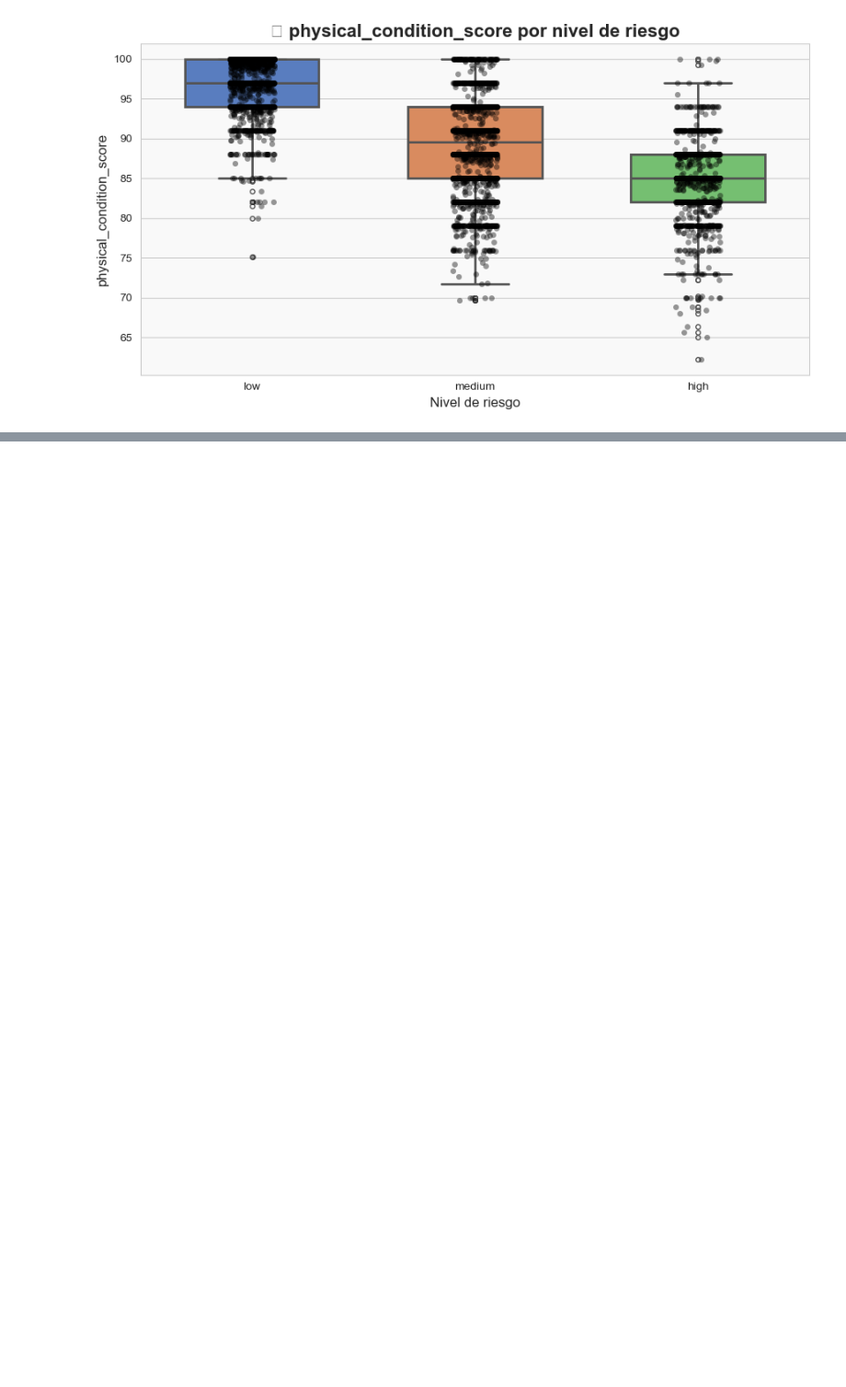
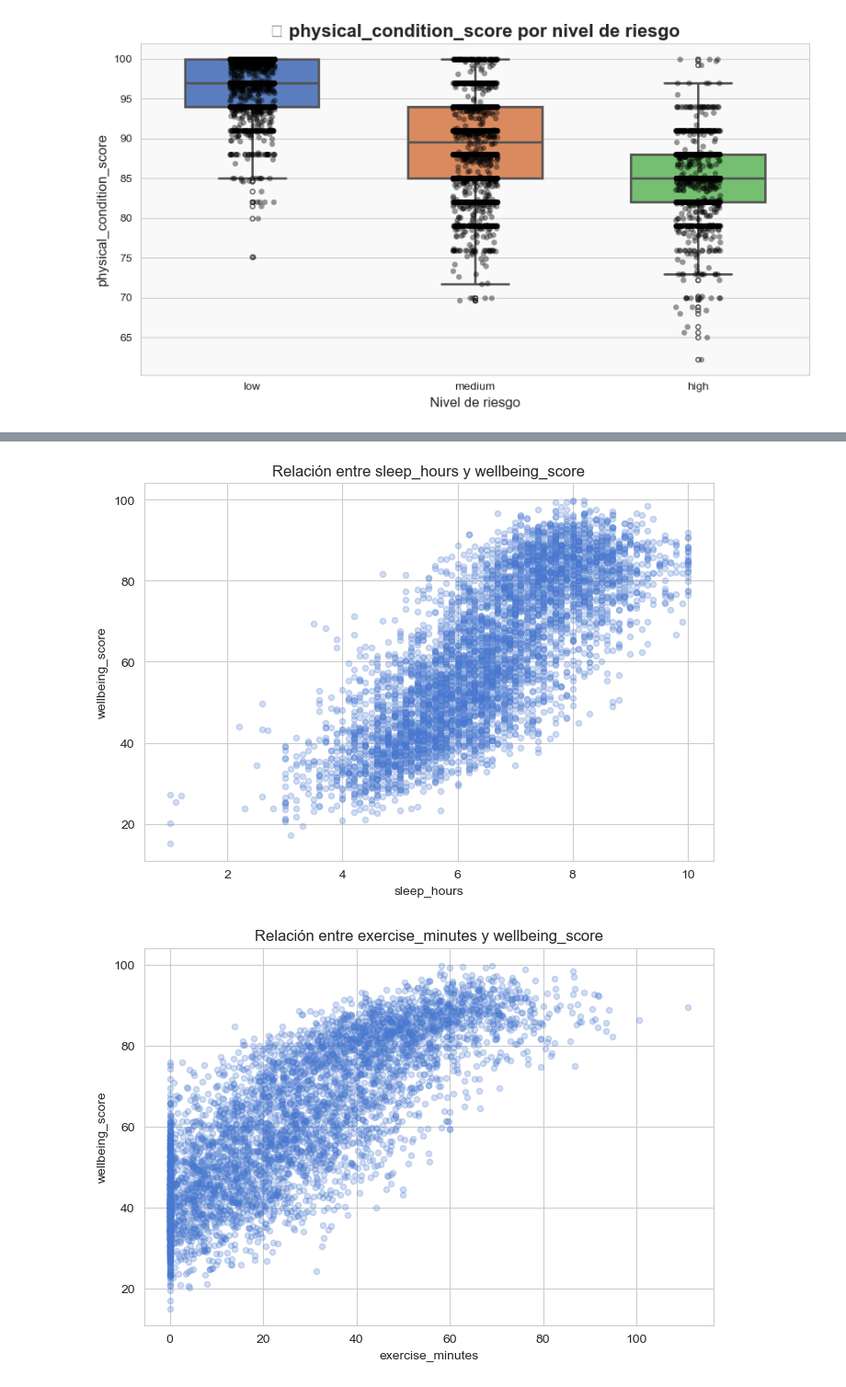
Before and after one commit to KouDionicio/9A-IDGS-ECBD-VitalMind-, a Jupyter notebook: ml-service/app/notebooks/01_exploratory_data_analysis.ipynb, the cells around one changed output, grey strips where cells are left out. Shown at 92% size. Cells and saved outputs as stored; diff of their text form; code cells hidden in the pictures; blank space fills up the shorter version.

```diff
--- a/ml-service/app/notebooks/01_exploratory_data_analysis.ipynb
+++ b/ml-service/app/notebooks/01_exploratory_data_analysis.ipynb
@@ -1219,0 +1470,28 @@ for column in comparison_columns:
+# %%
+scatter_pairs = [
+    ("sleep_hours", "wellbeing_score"),
+    ("exercise_minutes", "wellbeing_score"),
+    ("stress_level", "wellbeing_score"),
+    ("energy_level", "wellbeing_score"),
+    ("pain", "wellbeing_score"),
+]
+
+for x_column, y_column in scatter_pairs:
+    ax = df.plot.scatter(
+        x=x_column,
+        y=y_column,
+        figsize=(7, 5),
+        alpha=0.25,
+    )
+
+    ax.set_title(
+        f"Relación entre {x_column} y {y_column}"
+    )
+    ax.set_xlabel(x_column)
+    ax.set_ylabel(y_column)
+
+    plt.tight_layout()
+    plt.show()
+# %% [output]
+[figure, added]
+[figure, added]
```
Also changed, not shown: parts of 20 cells of this notebook.
